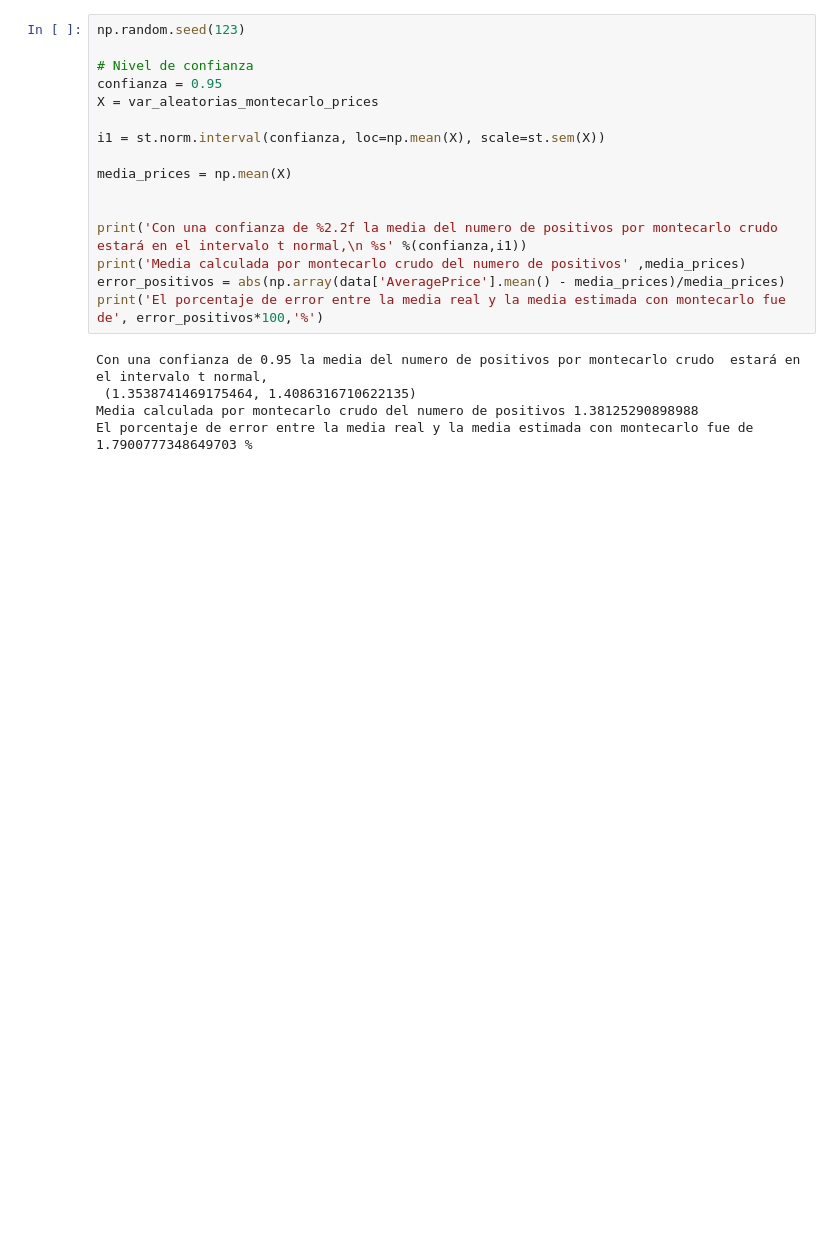
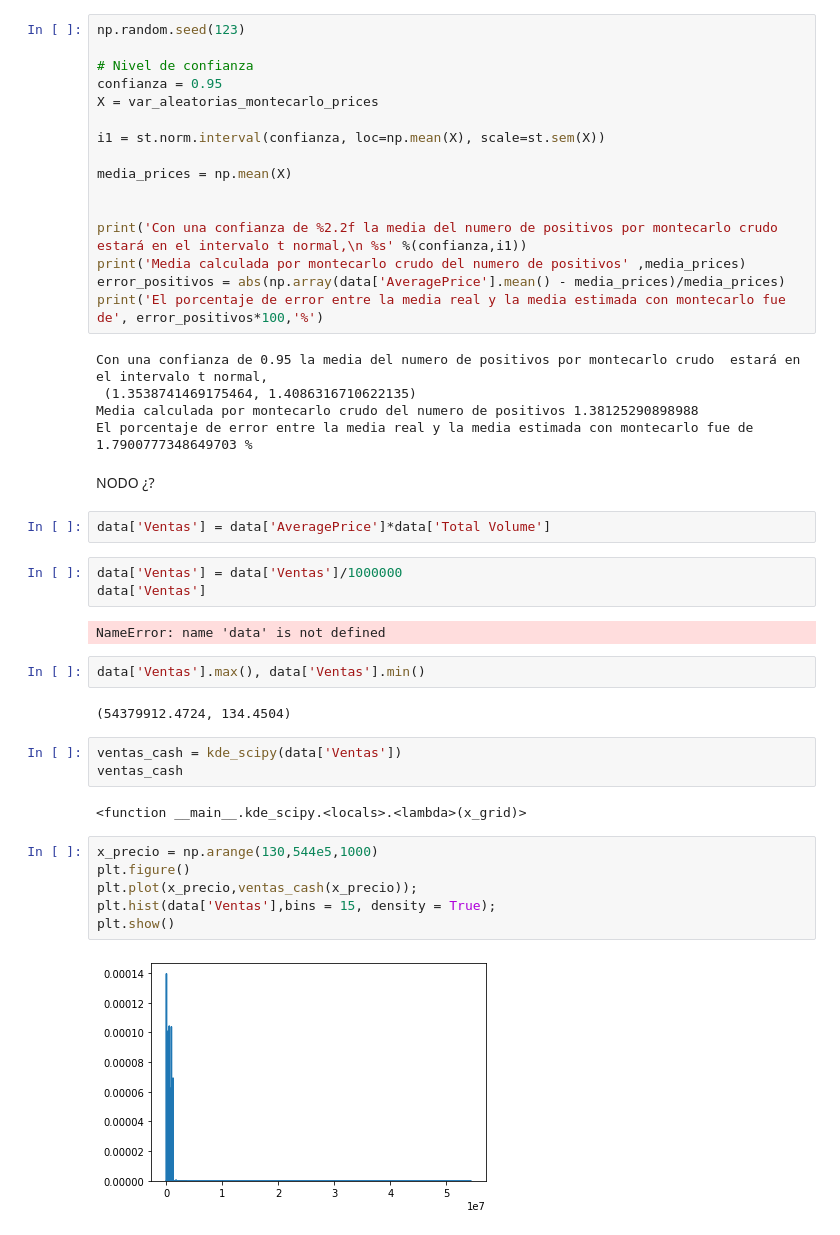
Before and after one commit to ACristinaVV/Proyecto_Avocado, a Jupyter notebook: Proyecto .ipynb, the cells around one changed output. Drawn from its saved outputs; the diff is of its cells as text; blank space fills up the shorter version.

```diff
--- a/Proyecto .ipynb
+++ b/Proyecto .ipynb
@@ -250,3 +261,29 @@ Con una confianza de 0.95 la media del numero de positivos por montecarlo crudo
  (1.3538741469175464, 1.4086316710622135)
 Media calculada por montecarlo crudo del numero de positivos 1.38125290898988
 El porcentaje de error entre la media real y la media estimada con montecarlo fue de 1.7900777348649703 %
+# %% [markdown]
+NODO ¿?
+# %%
+data['Ventas'] = data['AveragePrice']*data['Total Volume']
+# %%
+data['Ventas'] = data['Ventas']/1000000
+data['Ventas']
+# %% [output]
+NameError: name 'data' is not defined
+# %%
+data['Ventas'].max(), data['Ventas'].min()
+# %% [output]
+(54379912.4724, 134.4504)
+# %%
+ventas_cash = kde_scipy(data['Ventas'])
+ventas_cash
+# %% [output]
+<function __main__.kde_scipy.<locals>.<lambda>(x_grid)>
+# %%
+x_precio = np.arange(130,544e5,1000)
+plt.figure()
+plt.plot(x_precio,ventas_cash(x_precio));
+plt.hist(data['Ventas'],bins = 15, density = True);
+plt.show()
+# %% [output]
+[figure, added]
```
Also changed, not shown: parts of 10 cells of this notebook.
